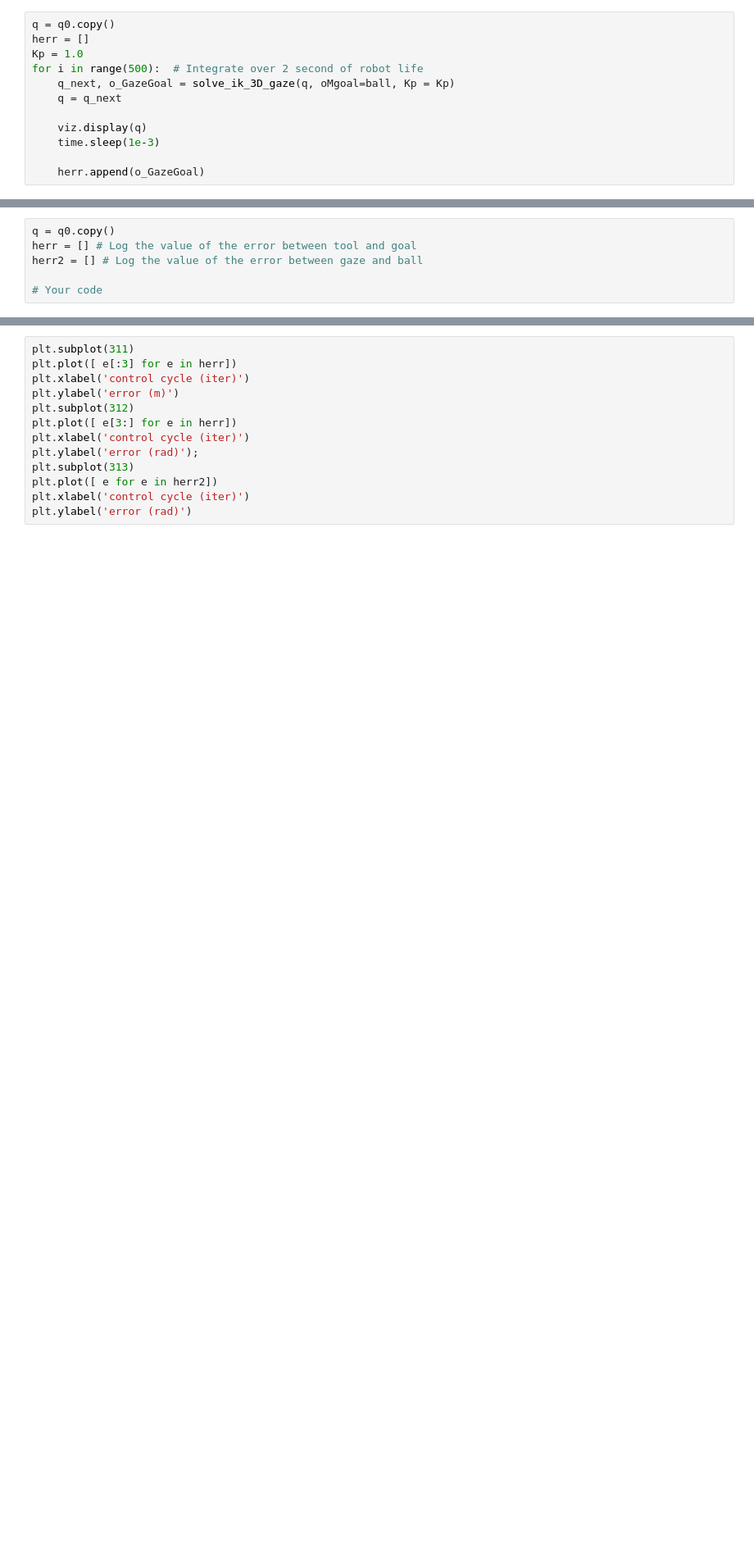
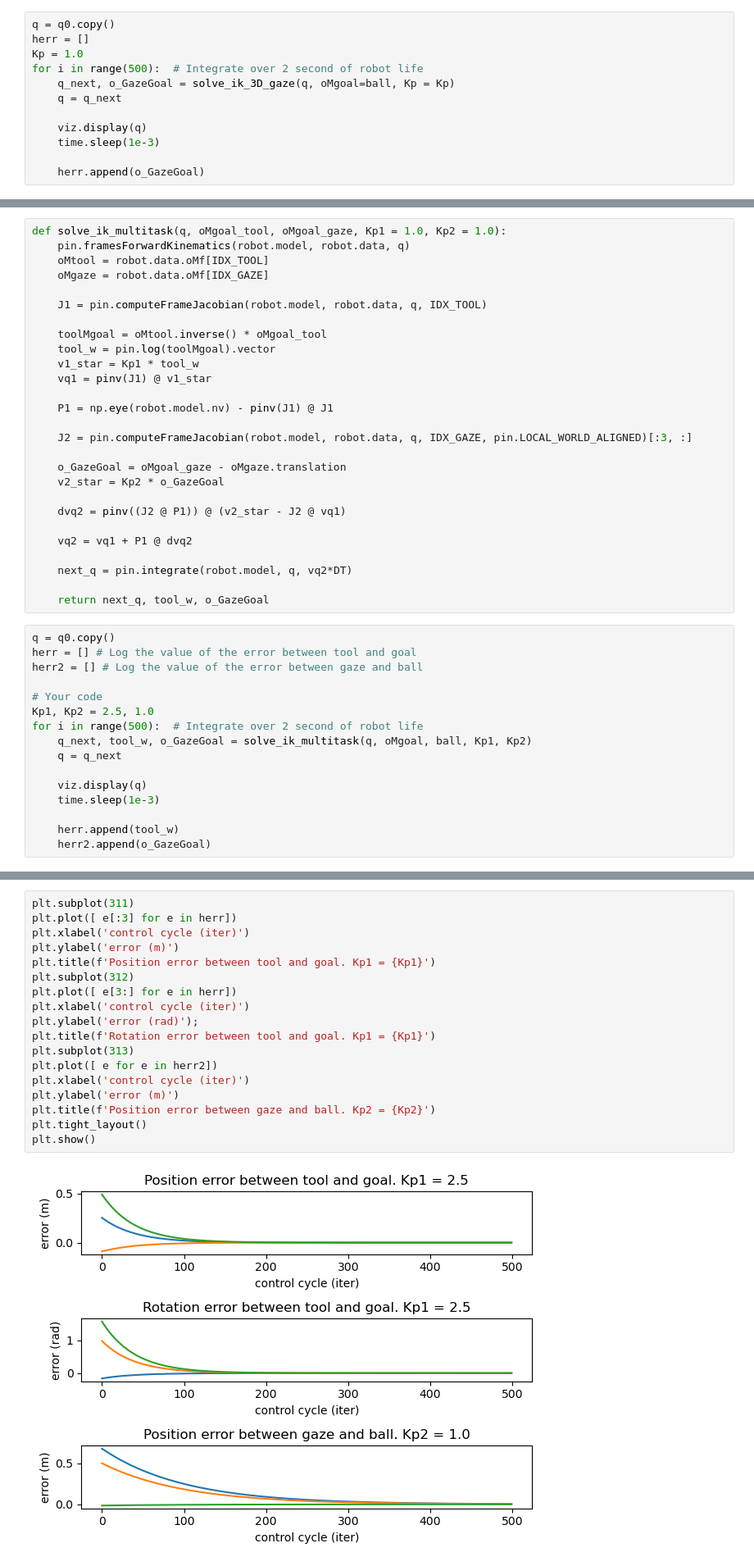
Before and after one commit to Mowibox/2025_MVA_Robotics_Exercises, a Jupyter notebook: 1_differential_IK.ipynb, the cells around one changed output, grey strips where cells are left out. Shown at 82% size. Saved outputs shown, nothing was run; the diff lists cells and outputs as text; blank space fills up the shorter version.

```diff
--- a/1_differential_IK.ipynb
+++ b/1_differential_IK.ipynb
@@ -586,9 +584,46 @@ Finally, the control law to perform task 1 and task 2 in the nullspace of task 1
 $$
 vq_2 = J_1^+ v_1^* + P_1 (J_2 P_1)^+ ( v_2^* - J_2 J_1^+ v_1^*)
 $$
+# %%
+def solve_ik_multitask(q, oMgoal_tool, oMgoal_gaze, Kp1 = 1.0, Kp2 = 1.0):
+    pin.framesForwardKinematics(robot.model, robot.data, q)
+    oMtool = robot.data.oMf[IDX_TOOL]
+    oMgaze = robot.data.oMf[IDX_GAZE]
+
+    J1 = pin.computeFrameJacobian(robot.model, robot.data, q, IDX_TOOL)
+
+    toolMgoal = oMtool.inverse() * oMgoal_tool
+    tool_w = pin.log(toolMgoal).vector
+    v1_star = Kp1 * tool_w
+    vq1 = pinv(J1) @ v1_star
+
+    P1 = np.eye(robot.model.nv) - pinv(J1) @ J1
+
+    J2 = pin.computeFrameJacobian(robot.model, robot.data, q, IDX_GAZE, pin.LOCAL_WORLD_ALIGNED)[:3, :]
+
+    o_GazeGoal = oMgoal_gaze - oMgaze.translation
+    v2_star = Kp2 * o_GazeGoal
+
+    dvq2 = pinv((J2 @ P1)) @ (v2_star - J2 @ vq1)
+
+    vq2 = vq1 + P1 @ dvq2
+
+    next_q = pin.integrate(robot.model, q, vq2*DT)
+
+    return next_q, tool_w, o_GazeGoal
 # %%
 q = q0.copy()
 herr = [] # Log the value of the error between tool and goal
 herr2 = [] # Log the value of the error between gaze and ball
 
 # Your code
+Kp1, Kp2 = 2.5, 1.0
+for i in range(500):  # Integrate over 2 second of robot life
+    q_next, tool_w, o_GazeGoal = solve_ik_multitask(q, oMgoal, ball, Kp1, Kp2)
+    q = q_next
+
+    viz.display(q)
+    time.sleep(1e-3)
+
+    herr.append(tool_w)
+    herr2.append(o_GazeGoal)
@@ -599,16 +630,23 @@ Here is the solution:
 # %%
 plt.subplot(311)
 plt.plot([ e[:3] for e in herr])
 plt.xlabel('control cycle (iter)')
 plt.ylabel('error (m)')
+plt.title(f'Position error between tool and goal. Kp1 = {Kp1}')
 plt.subplot(312)
 plt.plot([ e[3:] for e in herr])
 plt.xlabel('control cycle (iter)')
 plt.ylabel('error (rad)');
+plt.title(f'Rotation error between tool and goal. Kp1 = {Kp1}')
 plt.subplot(313)
 plt.plot([ e for e in herr2])
 plt.xlabel('control cycle (iter)')
-plt.ylabel('error (rad)')
+plt.ylabel('error (m)')
+plt.title(f'Position error between gaze and ball. Kp2 = {Kp2}')
+plt.tight_layout()
+plt.show()
+# %% [output]
+[figure, added]
 # %% [markdown]
 ## Extension to three tasks (Bonus)
 # %% [markdown]
```
Also changed, not shown: parts of 10 cells of this notebook.
